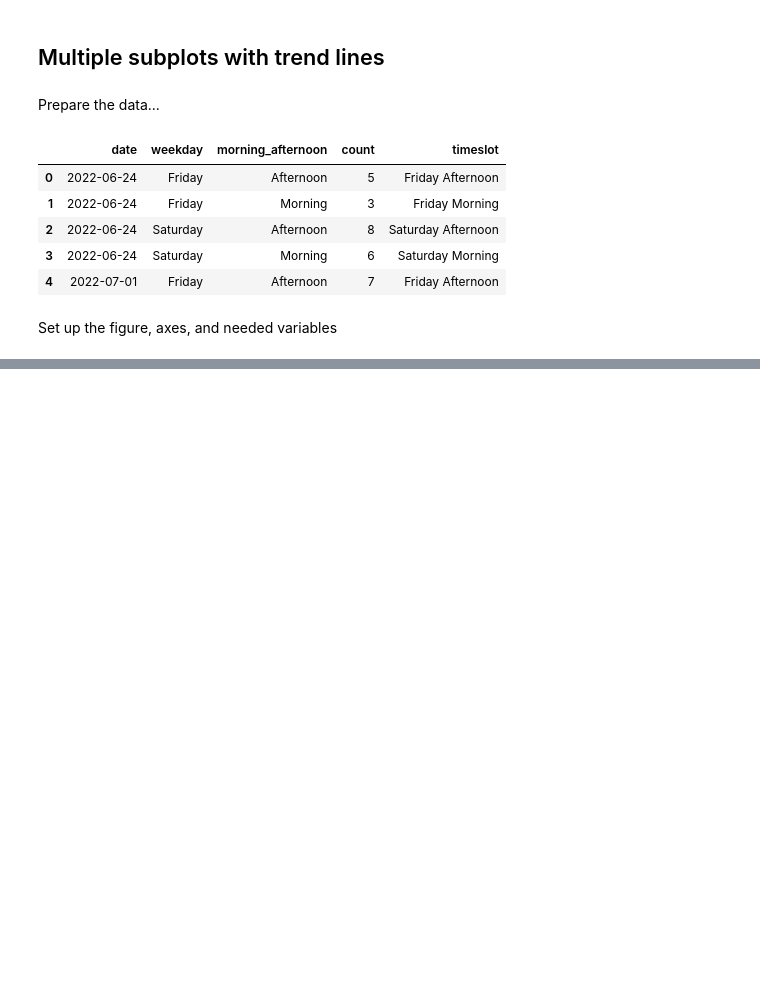
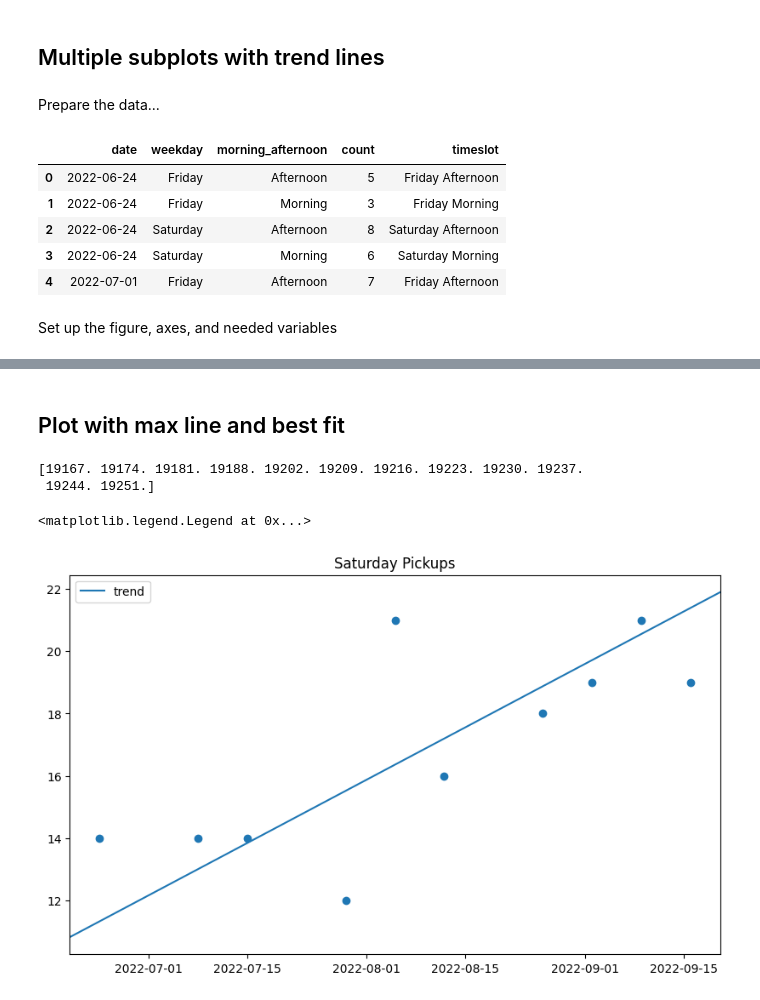
Before and after one commit to tmonks/python-data-analysis, a Jupyter notebook: matplotlib-scatterplot.ipynb, the cells around one changed output, grey strips where cells are left out. Drawn from its saved outputs; the diff is of its cells as text; code cells hidden in the pictures; blank space fills up the shorter version.

Commit message:
Separate sections for for loop and trend line

```diff
--- a/matplotlib-scatterplot.ipynb
+++ b/matplotlib-scatterplot.ipynb
@@ -113,0 +87,46 @@ fig
+# %% [markdown]
+## Plot with max line and best fit
+# %%
+# create a DataFrame of just Saturday pickups with counts per date
+mask = (df['weekday'] == 'Saturday') & (df['final_method'] == 'pickup')
+plot2_df = df[mask].groupby('date', as_index=False).size()
+plot2_df.rename(columns={'size': 'count'}, inplace=True)
+plot2_df['date'] = pd.to_datetime(plot2_df['date'])
+# %%
+# set up the basic figure and axis
+fig2, ax2 = plt.subplots(figsize=(8,5), constrained_layout=True)
+ax2.set_title('Saturday Pickups')
+
+# scatter plot of dates with their counts
+ax2.scatter(plot2_df['date'], plot2_df['count'])
+
+# convert the dates to numbers for the polyfit calculation
+x1 = mdates.date2num(plot2_df['date'])
+print(x1)
+
+# create a best fit trend line using the numbers and the counts
+trend = np.polyfit(x1, plot2_df['count'], deg=1)
+
+# create an equation function from the trend line that will convert x to y
+poly_eqn = np.poly1d(trend)
+
+# get the x limits of the chart and prepare x values that stretch from edge to edge
+x_low, x_high = ax.get_xlim()
+x2 = np.linspace(x_low, x_high, 10)
+
+# calculate the corresponding y values
+y2 = poly_eqn(x2)
+
+# plot the trend line by converting the x values back to dates
+ax2.plot(mdates.num2date(x2), y2, label='trend')
+
+# reset the xlimits, so no additional margin is added
+ax2.set_xlim(mdates.num2date(x_low), mdates.num2date(x_high))
+
+# add the legend
+ax2.legend()
+# %% [output]
+[19167. 19174. 19181. 19188. 19202. 19209. 19216. 19223. 19230. 19237.
+ 19244. 19251.]
+<matplotlib.legend.Legend at 0x...>
+[figure, added]
```
Also changed, not shown: parts of 4 cells of this notebook.
